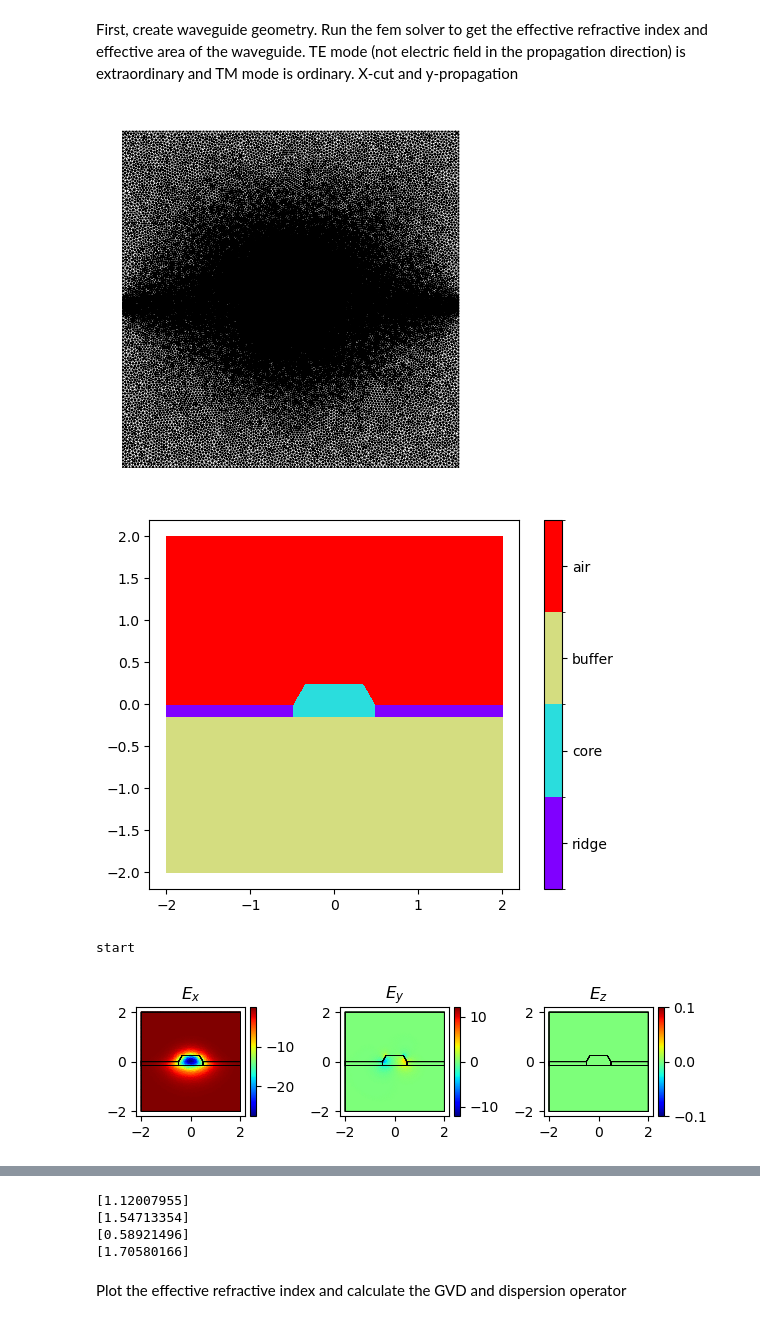
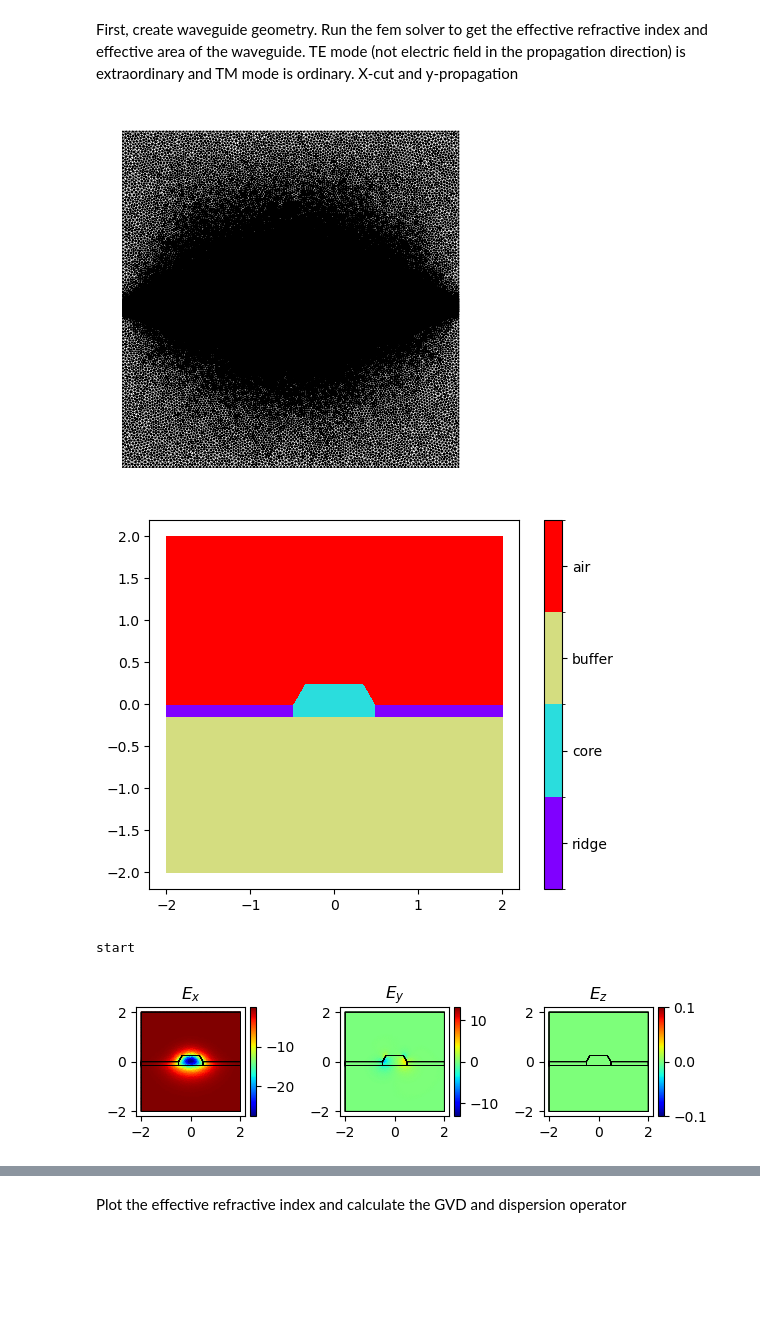
Before and after one commit to elizaleung830/SC-generation-stimulation, a Jupyter notebook: SCG_Stimulation/Benchmark/pynlo/Escale_M_2020/code/Fig_2_and_3.ipynb, the cells around one changed output, grey strips where cells are left out. Saved outputs shown, nothing was run; the diff lists cells and outputs as text; code cells hidden in the pictures; blank space fills up the shorter version.

```diff
--- a/SCG_Stimulation/Benchmark/pynlo/Escale_M_2020/code/Fig_2_and_3.ipynb
+++ b/SCG_Stimulation/Benchmark/pynlo/Escale_M_2020/code/Fig_2_and_3.ipynb
@@ -56,8 +56,8 @@ polygon = OrderedDict(
 )
 
 # Define material property and resolution of waveguide
-resolutions = dict(core={"resolution": 0.01, "distance": 0.1},
-                   ridge ={"resolution": 0.02, "distance": 0.1},
+resolutions = dict(core={"resolution": 0.005, "distance": 0.1},
+                   ridge ={"resolution": 0.01, "distance": 0.1},
                    buffer={"resolution": 0.04, "distance": 0.5},
                    air={"resolution": 0.04, "distance": 0.5})
 
@@ -85,34 +85,34 @@ for wavelength in tqdm(wavelength_list):
     for subdomain, n in n_dict.items():
         epsilon[basis0.get_dofs(elements=subdomain)] = n(wavelength) ** 2
     modes = compute_modes(basis0, epsilon, wavelength=wavelength, num_modes=3, order=1)
     ## te mode
     modes_sorted = modes.sorted(key=lambda mode: -np.real(mode.te_fraction))
     mode = modes_sorted[0]
     neff_list_te.append(np.real(mode.n_eff))
     aeff_list_te.append(mode.calculate_effective_area())
     mode.show(mode.E.real, direction = "x")
 
     ## tm mode
     modes_sorted = modes.sorted(key=lambda mode: -np.real(mode.tm_fraction))
     if modes_sorted[0].tm_fraction < 0.7:
         print(f"at {wavelength}um, mode has highest tm_fraction of f{modes_sorted[0].tm_fraction}")
     mode = modes_sorted[0]
     neff_list_tm.append(np.real(mode.n_eff))
     aeff_list_tm.append(mode.calculate_effective_area())
     mode.show(mode.H.real, direction = "x")
 
 neff_list_te = np.array(neff_list_te)
 aeff_list_te = np.array(aeff_list_te)
 
 neff_list_tm = np.array(neff_list_tm)
 aeff_list_tm = np.array(aeff_list_tm)
 wls = np.array(wavelength_list)
 print(aeff_list_tm)
 print(neff_list_tm)
 print(aeff_list_te)
 print(neff_list_te)
 # %% [output]
-[figure, old version]
+[figure, new version]
 [figure]
 start
-[figure, old version]
+[figure, new version]
@@ -120,7 +119,3 @@ start
-[1.12007955]
-[1.54713354]
-[0.58921496]
-[1.70580166]
 # %% [markdown]
 Plot the effective refractive index and calculate the GVD and dispersion operator
 # %%
```
Also changed, not shown: parts of 2 cells of this notebook, 6 other files.
